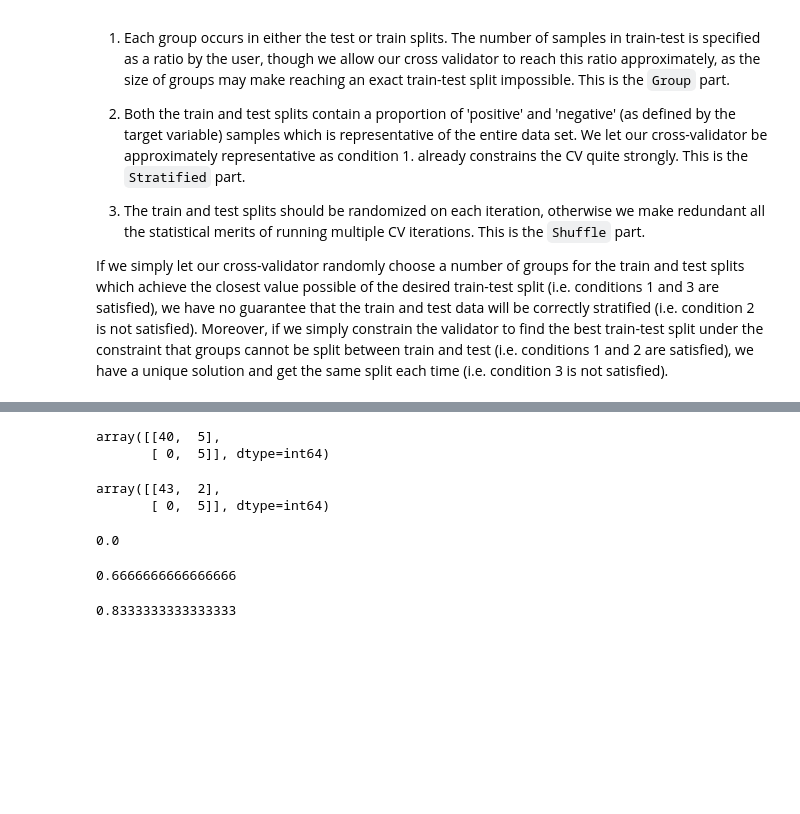
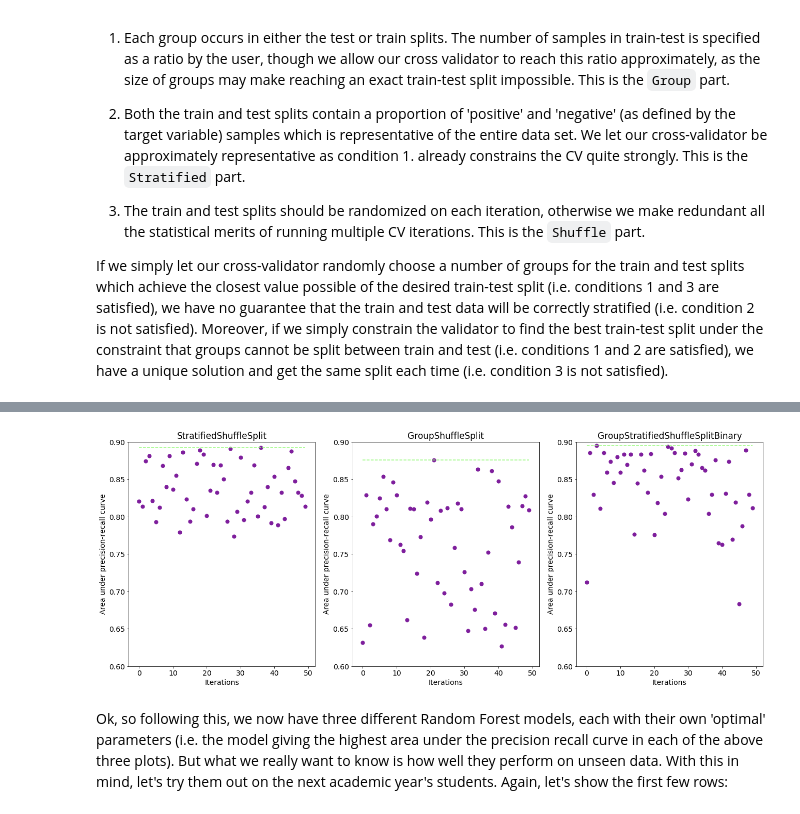
Before and after one commit to Yoyodyne-Data-Science/GroupStratifiedShuffleSplit, a Jupyter notebook: GroupStratifiedShuffleSplitBinary.ipynb, the cells around one changed output, grey strips where cells are left out. Saved outputs shown, nothing was run; the diff lists cells and outputs as text; code cells hidden in the pictures; blank space fills up the shorter version.

```diff
--- a/GroupStratifiedShuffleSplitBinary.ipynb
+++ b/GroupStratifiedShuffleSplitBinary.ipynb
@@ -1134,22 +1113,9 @@ array([[45,  0],
-# %%
-confusion_matrix(latest_student_df['went_to_top_uni'], y_pred_sss)
-# %% [output]
-array([[40,  5],
-       [ 0,  5]], dtype=int64)
-# %%
-confusion_matrix(latest_student_df['went_to_top_uni'], y_pred_gsssb)
-# %% [output]
-array([[43,  2],
-       [ 0,  5]], dtype=int64)
-# %%
-f1_score(latest_student_df['went_to_top_uni'], y_pred_gss)
-# %% [output]
-0.0
-# %%
-f1_score(latest_student_df['went_to_top_uni'], y_pred_sss)
-# %% [output]
-0.6666666666666666
-# %%
-f1_score(latest_student_df['went_to_top_uni'], y_pred_gsssb)
-# %% [output]
-0.8333333333333333
+# %%
+res_dict = {'StratifiedShuffleSplit': random_search_sss,
+            'GroupShuffleSplit' : random_search_gss,
+           'GroupStratifiedShuffleSplitBinary' : random_search_gsssb}
+plot_multiple_hyperplots(res_dict, save_loc='images/3_CVs_hyperparam_search.png')
+# %% [output]
+[figure, added]
+# %% [markdown]
+Ok, so following this, we now have three different Random Forest models, each with their own 'optimal' parameters (i.e. the model giving the highest area under the precision recall curve in each of the above three plots). But what we really want to know is how well they perform on unseen data. With this in mind, let's try them out on the next academic year's students. Again, let's show the first few rows:
```
Also changed, not shown: parts of 49 cells of this notebook, 6 other files.
